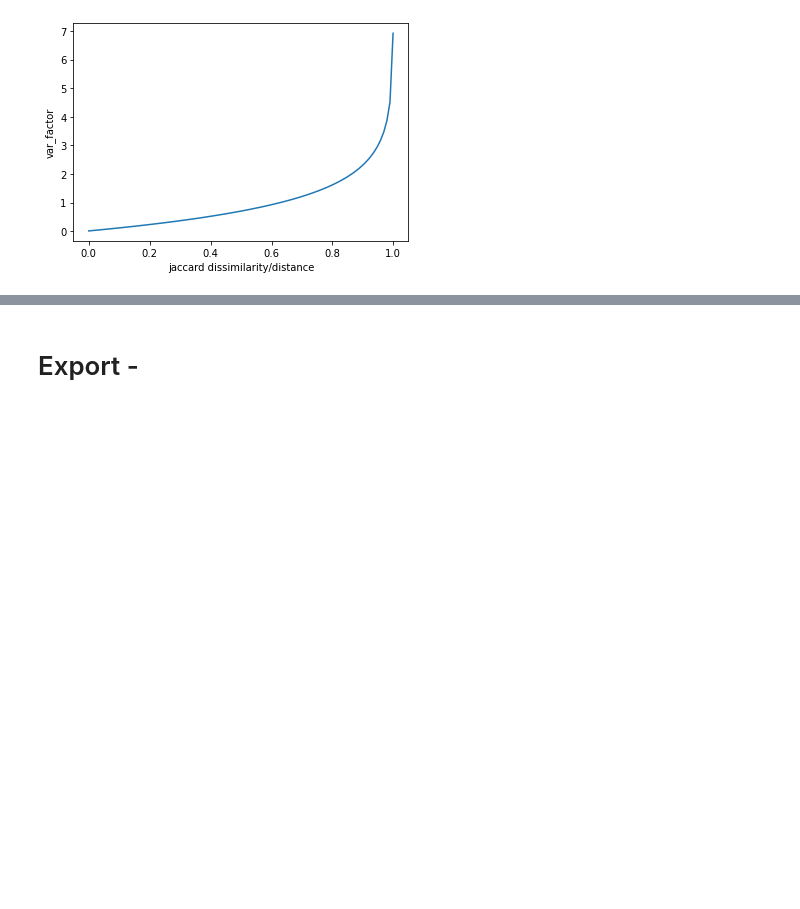
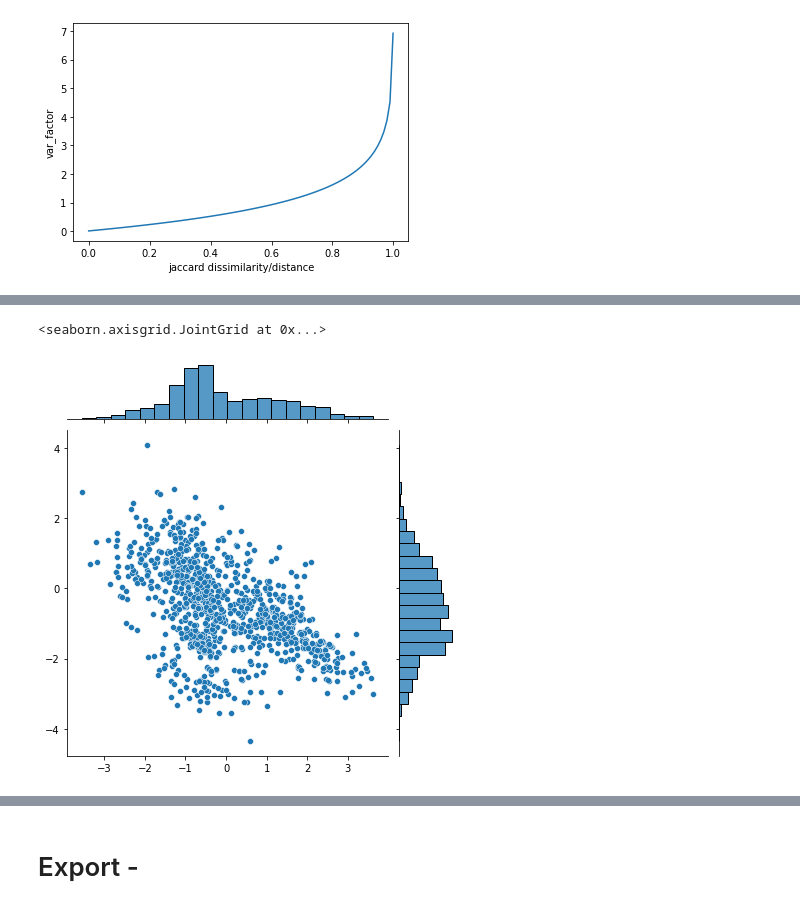
Before and after one commit to AlanGanem/fkausality, a Jupyter notebook: notebooks_dev/dist.ipynb, the cells around one changed output, grey strips where cells are left out. Drawn from its saved outputs; the diff is of its cells as text; code cells hidden in the pictures; blank space fills up the shorter version.

```diff
--- a/notebooks_dev/dist.ipynb
+++ b/notebooks_dev/dist.ipynb
@@ -152,2 +184,8 @@ sns.distplot(samples[0].flatten())
+# %%
+samples = sample_from_neighbors_continuous(X, jac_dists,noise_type = 'multivariate_normal', size = 1000)
+sns.jointplot(*samples[0].T)
+# %% [output]
+<seaborn.axisgrid.JointGrid at 0x...>
+[figure, added]
 # %%
 n_neigbors = 100
```
Also changed, not shown: parts of 7 cells of this notebook, 3 other files.
